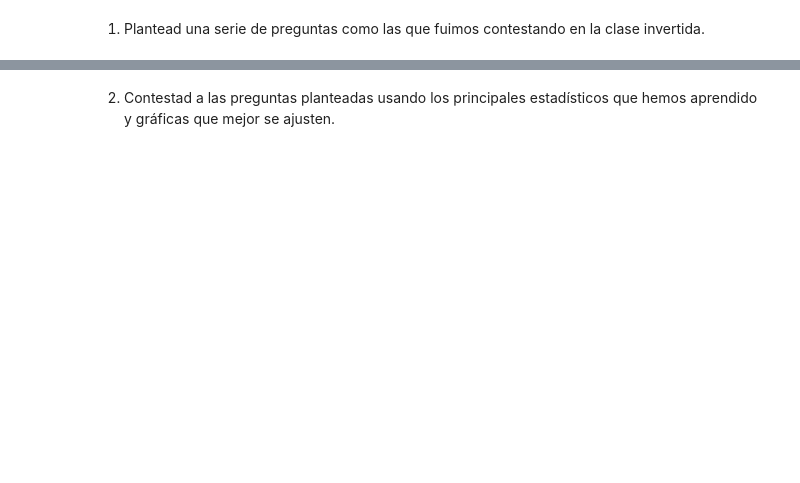
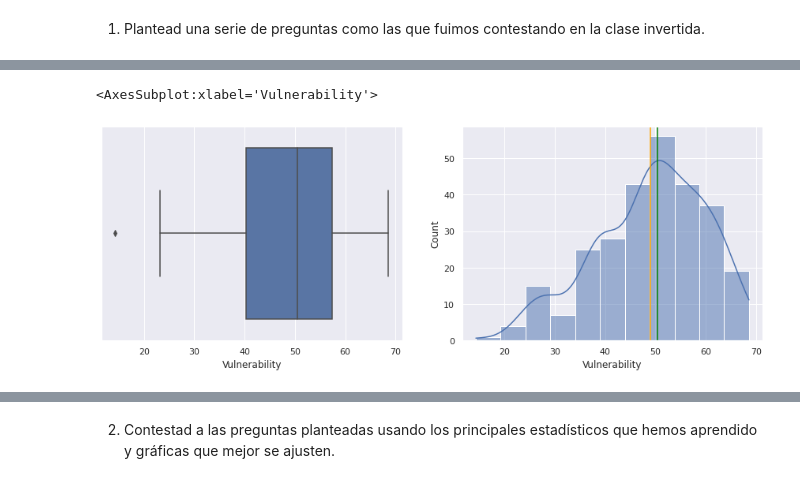
Before and after one commit to Adalab/DA_PromoC_Modulo2_Sprint1_Ana-Anahi, a Jupyter notebook: Estadistica/pp-Estadistica-Viz.ipynb, the cells around one changed output, grey strips where cells are left out. Saved outputs shown, nothing was run; the diff lists cells and outputs as text; code cells hidden in the pictures; blank space fills up the shorter version.

```diff
--- a/Estadistica/pp-Estadistica-Viz.ipynb
+++ b/Estadistica/pp-Estadistica-Viz.ipynb
@@ -182,0 +276,10 @@ correlacion
+# %%
+fig,ax = plt.subplots(1,2, figsize =( 15,5))
+sns.histplot(x='Vulnerability', data=df_susceptibles, bins='auto',kde=True,ax=ax[1])
+plt.axvline(media_vulnerabilidad, color='orange')
+plt.axvline(mediana_vulnerabilidad, color='green')
+
+sns.boxplot(df_susceptibles['Vulnerability'], ax=ax[0])
+# %% [output]
+<AxesSubplot:xlabel='Vulnerability'>
+[figure, added]
```
Also changed, not shown: parts of 55 cells of this notebook, 1 other file.
